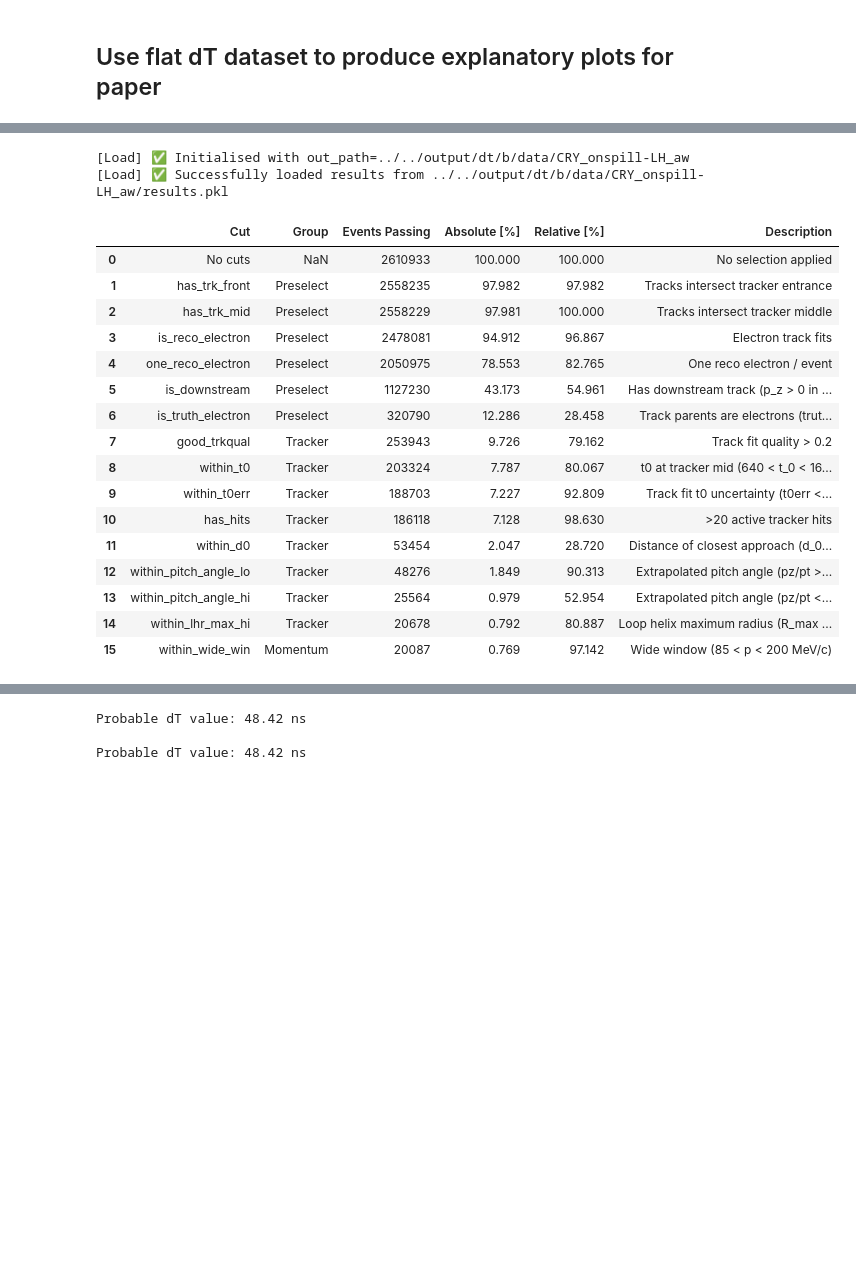
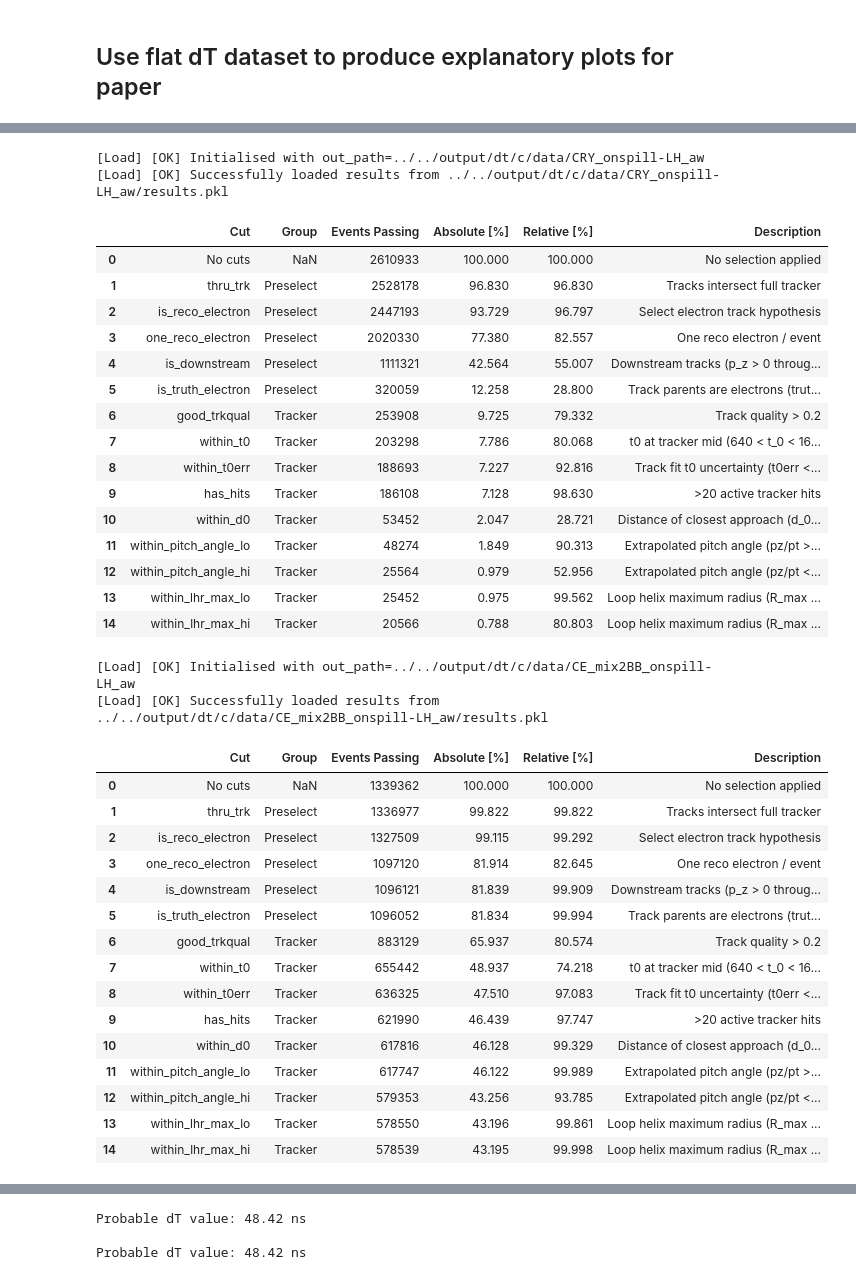
Before and after one commit to sam-grant/mu2e-cosmic, a Jupyter notebook: notebooks/dT/dt_optimisation.ipynb, the cells around one changed output, grey strips where cells are left out. Drawn from its saved outputs; the diff is of its cells as text; code cells hidden in the pictures; blank space fills up the shorter version.

```diff
--- a/notebooks/dT/dt_optimisation.ipynb
+++ b/notebooks/dT/dt_optimisation.ipynb
@@ -65,27 +65,46 @@ CE mix2BB events: 2139827
 # %%
 tmp = Load(in_path=cry_path).load_pkl()
 display(tmp["cut_flow"])
+tmp = Load(in_path=ce_mix2bb_path).load_pkl()
+display(tmp["cut_flow"])
 # cry_data
 # %% [output]
-[Load] ✅ Initialised with out_path=../../output/dt/b/data/CRY_onspill-LH_aw
-[Load] ✅ Successfully loaded results from ../../output/dt/b/data/CRY_onspill-LH_aw/results.pkl
+[Load] [OK] Initialised with out_path=../../output/dt/c/data/CRY_onspill-LH_aw
+[Load] [OK] Successfully loaded results from ../../output/dt/c/data/CRY_onspill-LH_aw/results.pkl
 |  | Cut | Group | Events Passing | Absolute [%] | Relative [%] | Description |
 | 0 | No cuts | NaN | 2610933 | 100.000 | 100.000 | No selection applied |
-| 1 | has_trk_front | Preselect | 2558235 | 97.982 | 97.982 | Tracks intersect tracker entrance |
-| 2 | has_trk_mid | Preselect | 2558229 | 97.981 | 100.000 | Tracks intersect tracker middle |
-| 3 | is_reco_electron | Preselect | 2478081 | 94.912 | 96.867 | Electron track fits |
-| 4 | one_reco_electron | Preselect | 2050975 | 78.553 | 82.765 | One reco electron / event |
-| 5 | is_downstream | Preselect | 1127230 | 43.173 | 54.961 | Has downstream track (p_z > 0 in ... |
-| 6 | is_truth_electron | Preselect | 320790 | 12.286 | 28.458 | Track parents are electrons (trut... |
-| 7 | good_trkqual | Tracker | 253943 | 9.726 | 79.162 | Track fit quality > 0.2 |
-| 8 | within_t0 | Tracker | 203324 | 7.787 | 80.067 | t0 at tracker mid (640 < t_0 < 16... |
-| 9 | within_t0err | Tracker | 188703 | 7.227 | 92.809 | Track fit t0 uncertainty (t0err <... |
-| 10 | has_hits | Tracker | 186118 | 7.128 | 98.630 | >20 active tracker hits |
-| 11 | within_d0 | Tracker | 53454 | 2.047 | 28.720 | Distance of closest approach (d_0... |
-| 12 | within_pitch_angle_lo | Tracker | 48276 | 1.849 | 90.313 | Extrapolated pitch angle (pz/pt >... |
-| 13 | within_pitch_angle_hi | Tracker | 25564 | 0.979 | 52.954 | Extrapolated pitch angle (pz/pt <... |
-| 14 | within_lhr_max_hi | Tracker | 20678 | 0.792 | 80.887 | Loop helix maximum radius (R_max ... |
-| 15 | within_wide_win | Momentum | 20087 | 0.769 | 97.142 | Wide window (85 < p < 200 MeV/c) |
+| 1 | thru_trk | Preselect | 2528178 | 96.830 | 96.830 | Tracks intersect full tracker |
+| 2 | is_reco_electron | Preselect | 2447193 | 93.729 | 96.797 | Select electron track hypothesis |
+| 3 | one_reco_electron | Preselect | 2020330 | 77.380 | 82.557 | One reco electron / event |
+| 4 | is_downstream | Preselect | 1111321 | 42.564 | 55.007 | Downstream tracks (p_z > 0 throug... |
+| 5 | is_truth_electron | Preselect | 320059 | 12.258 | 28.800 | Track parents are electrons (trut... |
+| 6 | good_trkqual | Tracker | 253908 | 9.725 | 79.332 | Track quality > 0.2 |
+| 7 | within_t0 | Tracker | 203298 | 7.786 | 80.068 | t0 at tracker mid (640 < t_0 < 16... |
+| 8 | within_t0err | Tracker | 188693 | 7.227 | 92.816 | Track fit t0 uncertainty (t0err <... |
+| 9 | has_hits | Tracker | 186108 | 7.128 | 98.630 | >20 active tracker hits |
+| 10 | within_d0 | Tracker | 53452 | 2.047 | 28.721 | Distance of closest approach (d_0... |
+| 11 | within_pitch_angle_lo | Tracker | 48274 | 1.849 | 90.313 | Extrapolated pitch angle (pz/pt >... |
+| 12 | within_pitch_angle_hi | Tracker | 25564 | 0.979 | 52.956 | Extrapolated pitch angle (pz/pt <... |
+| 13 | within_lhr_max_lo | Tracker | 25452 | 0.975 | 99.562 | Loop helix maximum radius (R_max ... |
+| 14 | within_lhr_max_hi | Tracker | 20566 | 0.788 | 80.803 | Loop helix maximum radius (R_max ... |
+[Load] [OK] Initialised with out_path=../../output/dt/c/data/CE_mix2BB_onspill-LH_aw
+[Load] [OK] Successfully loaded results from ../../output/dt/c/data/CE_mix2BB_onspill-LH_aw/results.pkl
+|  | Cut | Group | Events Passing | Absolute [%] | Relative [%] | Description |
+| 0 | No cuts | NaN | 1339362 | 100.000 | 100.000 | No selection applied |
+| 1 | thru_trk | Preselect | 1336977 | 99.822 | 99.822 | Tracks intersect full tracker |
+| 2 | is_reco_electron | Preselect | 1327509 | 99.115 | 99.292 | Select electron track hypothesis |
+| 3 | one_reco_electron | Preselect | 1097120 | 81.914 | 82.645 | One reco electron / event |
+| 4 | is_downstream | Preselect | 1096121 | 81.839 | 99.909 | Downstream tracks (p_z > 0 throug... |
+| 5 | is_truth_electron | Preselect | 1096052 | 81.834 | 99.994 | Track parents are electrons (trut... |
+| 6 | good_trkqual | Tracker | 883129 | 65.937 | 80.574 | Track quality > 0.2 |
+| 7 | within_t0 | Tracker | 655442 | 48.937 | 74.218 | t0 at tracker mid (640 < t_0 < 16... |
+| 8 | within_t0err | Tracker | 636325 | 47.510 | 97.083 | Track fit t0 uncertainty (t0err <... |
+| 9 | has_hits | Tracker | 621990 | 46.439 | 97.747 | >20 active tracker hits |
+| 10 | within_d0 | Tracker | 617816 | 46.128 | 99.329 | Distance of closest approach (d_0... |
+| 11 | within_pitch_angle_lo | Tracker | 617747 | 46.122 | 99.989 | Extrapolated pitch angle (pz/pt >... |
+| 12 | within_pitch_angle_hi | Tracker | 579353 | 43.256 | 93.785 | Extrapolated pitch angle (pz/pt <... |
+| 13 | within_lhr_max_lo | Tracker | 578550 | 43.196 | 99.861 | Loop helix maximum radius (R_max ... |
+| 14 | within_lhr_max_hi | Tracker | 578539 | 43.195 | 99.998 | Loop helix maximum radius (R_max ... |
 # %%
 df_cry = ak.to_dataframe(cry_data)
 df_ce_mix = ak.to_dataframe(ce_mix_data)
```
Also changed, not shown: parts of 13 cells of this notebook, 1 other file.
